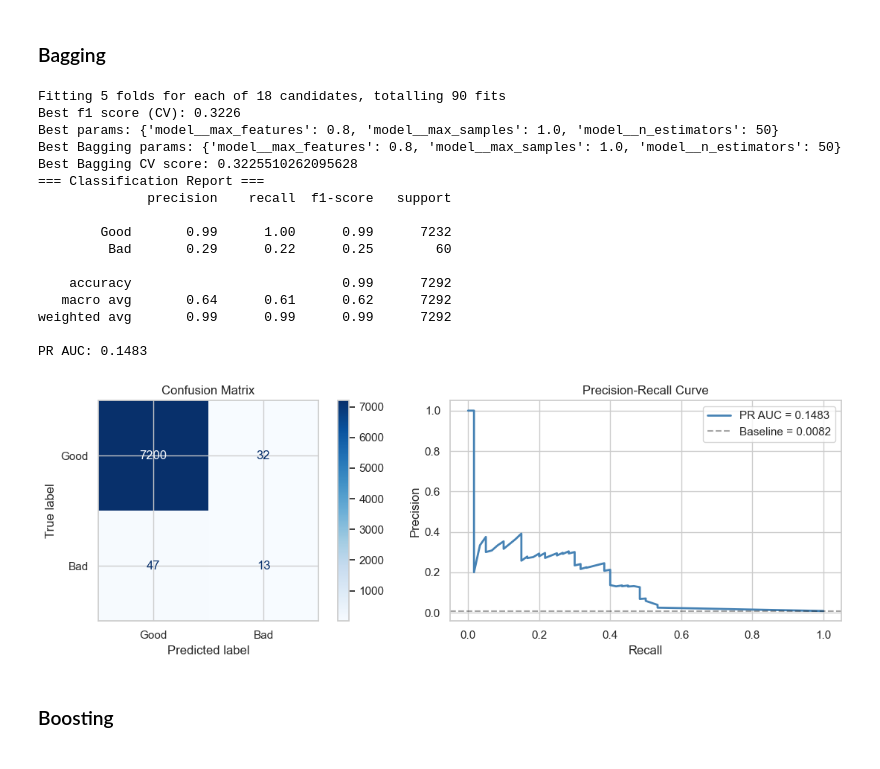
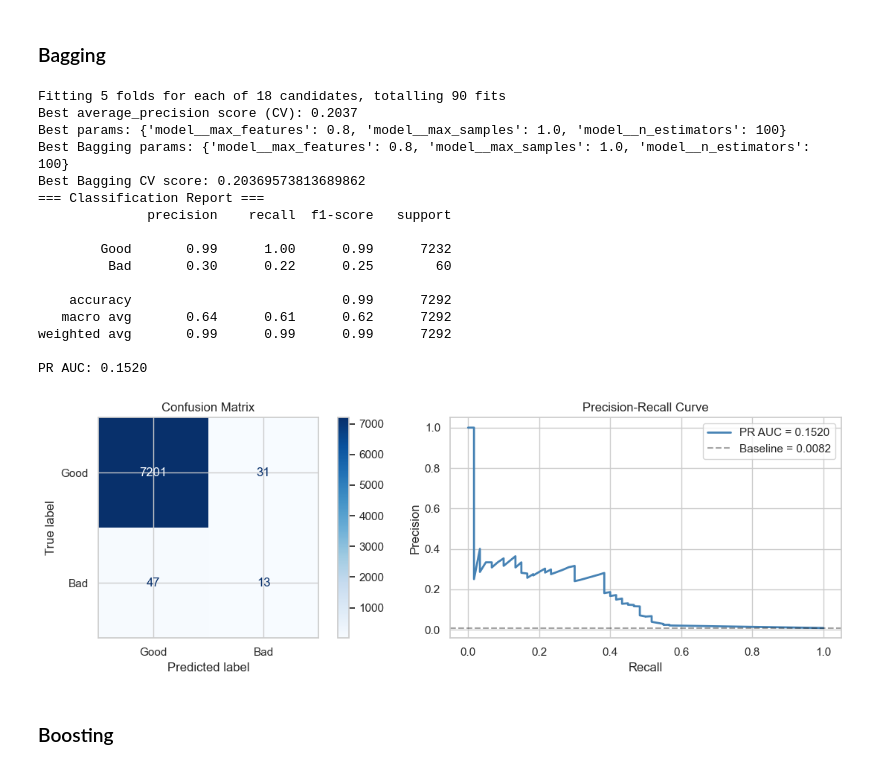
Before and after one commit to nickleezx/CS3244_Machine_Learning_Group8, a Jupyter notebook: notebook.ipynb, the cells around one changed output. Cells and saved outputs as stored; diff of their text form; code cells hidden in the pictures.

```diff
--- a/notebook.ipynb
+++ b/notebook.ipynb
@@ -1284,41 +1284,41 @@ bag_model = BaggingClassifier(
 bag_param_grid = {
     "model__n_estimators": [50, 100],
     "model__max_samples": [0.6, 0.8, 1.0],
     "model__max_features": [0.6, 0.8, 1.0],
 }
 
 bag_grid = train_with_gridsearch(
     model=bag_model,
     param_grid=bag_param_grid,
     X_train=X_train,
     y_train=y_train,
     cv_folds=5,
-    scoring="f1",
+    scoring="average_precision",
     use_smote=True,
 )
 
 print("Best Bagging params:", bag_grid.best_params_)
 print("Best Bagging CV score:", bag_grid.best_score_)
 
 bag_results = evaluate_model(bag_grid, X_test, y_test)
 # %% [output]
 Fitting 5 folds for each of 18 candidates, totalling 90 fits
-Best f1 score (CV): 0.3226
-Best params: {'model__max_features': 0.8, 'model__max_samples': 1.0, 'model__n_estimators': 50}
-Best Bagging params: {'model__max_features': 0.8, 'model__max_samples': 1.0, 'model__n_estimators': 50}
-Best Bagging CV score: 0.3225510262095628
+Best average_precision score (CV): 0.2037
+Best params: {'model__max_features': 0.8, 'model__max_samples': 1.0, 'model__n_estimators': 100}
+Best Bagging params: {'model__max_features': 0.8, 'model__max_samples': 1.0, 'model__n_estimators': 100}
+Best Bagging CV score: 0.20369573813689862
 === Classification Report ===
               precision    recall  f1-score   support
 
         Good       0.99      1.00      0.99      7232
-         Bad       0.29      0.22      0.25        60
+         Bad       0.30      0.22      0.25        60
 
     accuracy                           0.99      7292
    macro avg       0.64      0.61      0.62      7292
 weighted avg       0.99      0.99      0.99      7292
 
-PR AUC: 0.1483
+PR AUC: 0.1520
-[figure, old version]
+[figure, new version]
 # %% [markdown]
 
 ### Boosting
```
Also changed, not shown: parts of 3 cells of this notebook.
